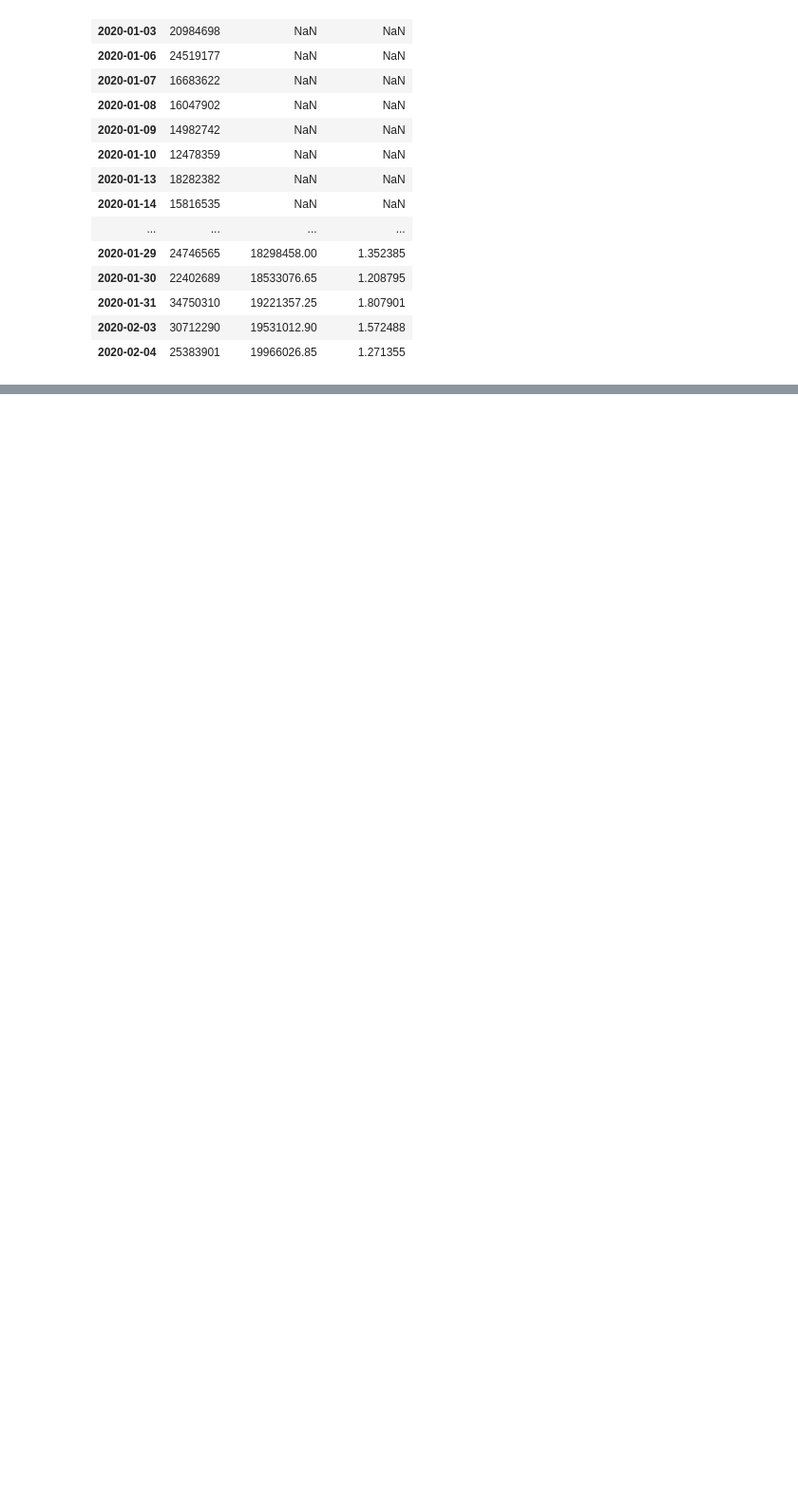
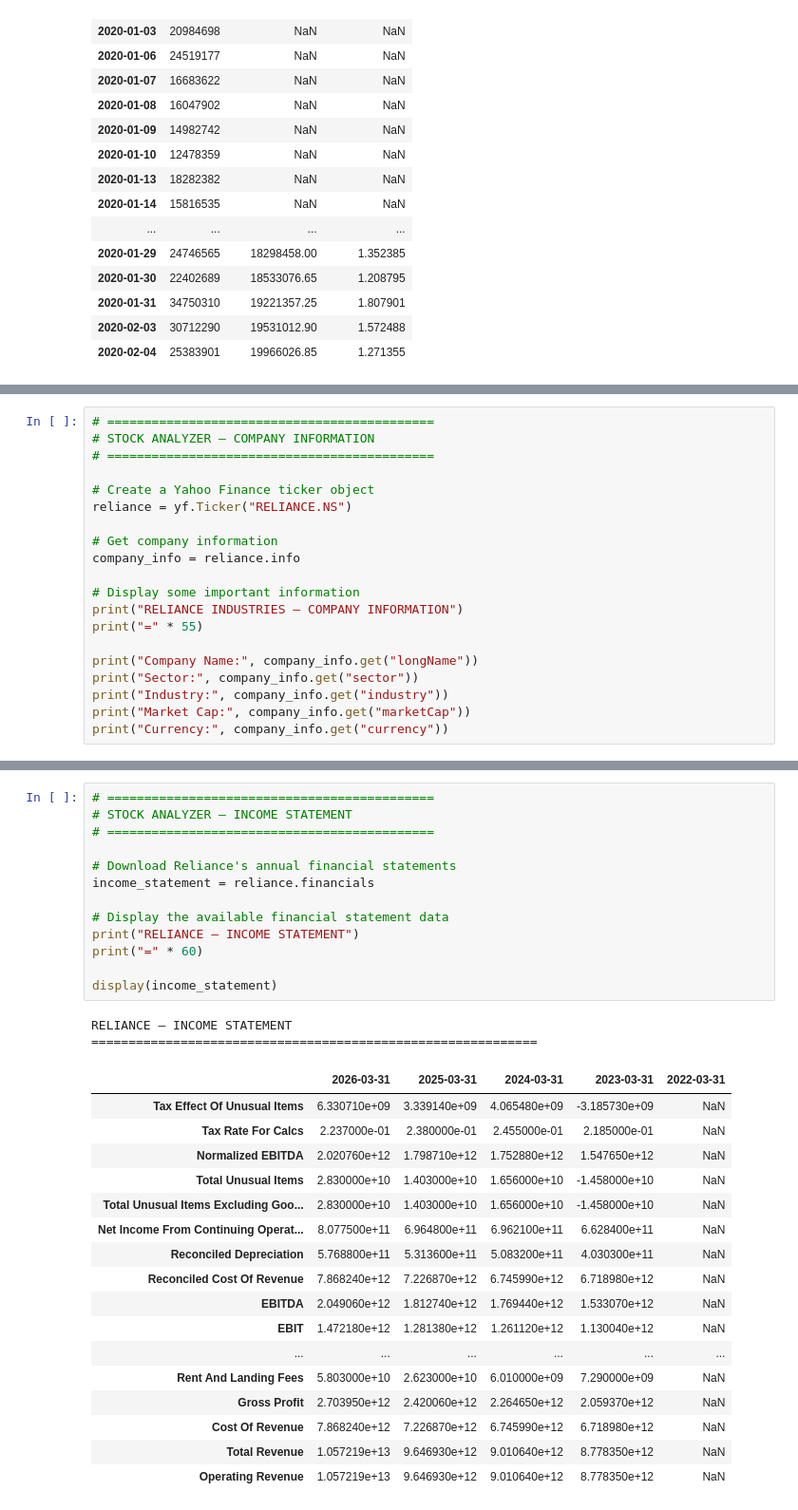
Before and after one commit to sanchit-fintech/FinSight, a Jupyter notebook: notebooks/01_data_collection.ipynb, the cells around one changed output, grey strips where cells are left out. Shown at 95% size. Saved outputs shown, nothing was run; the diff lists cells and outputs as text; blank space fills up the shorter version.

```diff
--- a/notebooks/01_data_collection.ipynb
+++ b/notebooks/01_data_collection.ipynb
@@ -835,0 +1230,20 @@ display(
+# %%
+# ============================================
+# STOCK ANALYZER — COMPANY INFORMATION
+# ============================================
+
+# Create a Yahoo Finance ticker object
+reliance = yf.Ticker("RELIANCE.NS")
+
+# Get company information
+company_info = reliance.info
+
+# Display some important information
+print("RELIANCE INDUSTRIES — COMPANY INFORMATION")
+print("=" * 55)
+
+print("Company Name:", company_info.get("longName"))
+print("Sector:", company_info.get("sector"))
+print("Industry:", company_info.get("industry"))
+print("Market Cap:", company_info.get("marketCap"))
+print("Currency:", company_info.get("currency"))
@@ -835,0 +1381,33 @@ display(
+# %%
+# ============================================
+# STOCK ANALYZER — INCOME STATEMENT
+# ============================================
+
+# Download Reliance's annual financial statements
+income_statement = reliance.financials
+
+# Display the available financial statement data
+print("RELIANCE — INCOME STATEMENT")
+print("=" * 60)
+
+display(income_statement)
+# %% [output]
+RELIANCE — INCOME STATEMENT
+============================================================
+|  | 2026-03-31 | 2025-03-31 | 2024-03-31 | 2023-03-31 | 2022-03-31 |
+| Tax Effect Of Unusual Items | 6.330710e+09 | 3.339140e+09 | 4.065480e+09 | -3.185730e+09 | NaN |
+| Tax Rate For Calcs | 2.237000e-01 | 2.380000e-01 | 2.455000e-01 | 2.185000e-01 | NaN |
+| Normalized EBITDA | 2.020760e+12 | 1.798710e+12 | 1.752880e+12 | 1.547650e+12 | NaN |
+| Total Unusual Items | 2.830000e+10 | 1.403000e+10 | 1.656000e+10 | -1.458000e+10 | NaN |
+| Total Unusual Items Excluding Goo... | 2.830000e+10 | 1.403000e+10 | 1.656000e+10 | -1.458000e+10 | NaN |
+| Net Income From Continuing Operat... | 8.077500e+11 | 6.964800e+11 | 6.962100e+11 | 6.628400e+11 | NaN |
+| Reconciled Depreciation | 5.768800e+11 | 5.313600e+11 | 5.083200e+11 | 4.030300e+11 | NaN |
+| Reconciled Cost Of Revenue | 7.868240e+12 | 7.226870e+12 | 6.745990e+12 | 6.718980e+12 | NaN |
+| EBITDA | 2.049060e+12 | 1.812740e+12 | 1.769440e+12 | 1.533070e+12 | NaN |
+| EBIT | 1.472180e+12 | 1.281380e+12 | 1.261120e+12 | 1.130040e+12 | NaN |
+| ... | ... | ... | ... | ... | ... |
+| Rent And Landing Fees | 5.803000e+10 | 2.623000e+10 | 6.010000e+09 | 7.290000e+09 | NaN |
+| Gross Profit | 2.703950e+12 | 2.420060e+12 | 2.264650e+12 | 2.059370e+12 | NaN |
+| Cost Of Revenue | 7.868240e+12 | 7.226870e+12 | 6.745990e+12 | 6.718980e+12 | NaN |
+| Total Revenue | 1.057219e+13 | 9.646930e+12 | 9.010640e+12 | 8.778350e+12 | NaN |
+| Operating Revenue | 1.057219e+13 | 9.646930e+12 | 9.010640e+12 | 8.778350e+12 | NaN |
```
Also changed, not shown: parts of 41 cells of this notebook.
